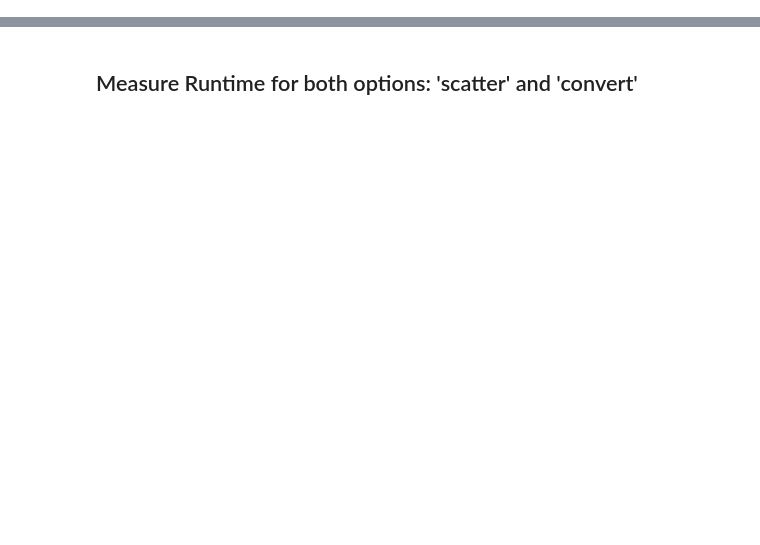
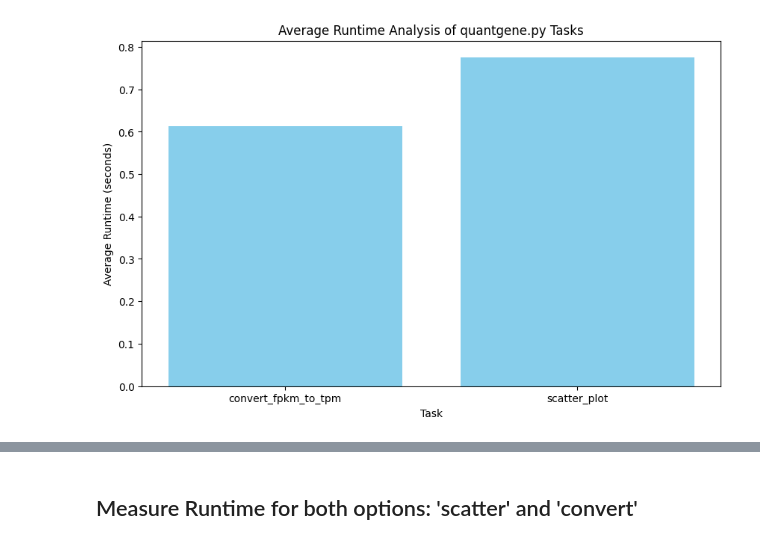
Before and after one commit to kmjsm2/cse185_final_project, a Jupyter notebook: analysis/analysis.ipynb, the cells around one changed output, grey strips where cells are left out. Cells and saved outputs as stored; diff of their text form; code cells hidden in the pictures; blank space fills up the shorter version.

Commit message:
analysis update

```diff
--- a/analysis/analysis.ipynb
+++ b/analysis/analysis.ipynb
@@ -0,0 +1,92 @@
+# %%
+import time
+import subprocess
+import pandas as pd
+import matplotlib.pyplot as plt
+import numpy as np
+import os
+
+def measure_runtime(command):
+    start_time = time.time()
+    result = subprocess.run(command, shell=True, capture_output=True, text=True)
+    end_time = time.time()
+    runtime = end_time - start_time
+    return runtime, result.stdout, result.stderr
+
+input_files = [
+    ("../example_files/C1_fpkm.csv", "../example_files/C2_fpkm.csv"),
+    ("../example_files/C2_fpkm.csv", "../example_files/C3_fpkm.csv"),
+    ("../example_files/C3_fpkm.csv", "../example_files/C1_fpkm.csv"),
+    ("../example_files/T1_fpkm.csv", "../example_files/T2_fpkm.csv"),
+    ("../example_files/T2_fpkm.csv", "../example_files/T3_fpkm.csv"),
+    ("../example_files/T3_fpkm.csv", "../example_files/T1_fpkm.csv")
+]
+
+commands = {
+    "convert": "quantgene convert {file1} ./",
+    "scatter": "quantgene scatter {file1} {file2} ./"
+}
+
+def calculate_average_runtime(commands, file_pairs, mode):
+    runtimes = []
+    output_files = []
+
+    for file1, file2 in file_pairs:
+        if mode == "convert":
+            output_file = os.path.basename(file1).replace('_fpkm.csv', '_tpm.csv')
+            output_files.append(output_file)
+            command = commands[mode].format(file1=file1)
+            print(f"Measuring runtime for converting file: {file1}")
+        elif mode == "scatter":
+            file1 = os.path.basename(file1).replace('_fpkm.csv', '_tpm.csv')
+            file2 = os.path.basename(file2).replace('_fpkm.csv', '_tpm.csv')
+            command = commands[mode].format(file1=file1, file2=file2)
+            print(f"Measuring runtime for files: {file1}, {file2}")
+        else:
+            continue
+
+        runtime, stdout, stderr = measure_runtime(command)
+        if stderr:
+            print(f"Errors for files {file1}, {file2}:\n{stderr}")
+        else:
+            runtimes.append(runtime)
+
+    average_runtime = np.mean(runtimes)
+    return average_runtime, runtimes, output_files
+
+# First, run the convert step
+convert_average_runtimes = {}
+convert_all_runtimes = {}
+print("Calculating average runtime for convert...")
+convert_avg_runtime, convert_runtimes, output_files = calculate_average_runtime(commands, input_files, "convert")
+convert_average_runtimes["convert_fpkm_to_tpm"] = convert_avg_runtime
+convert_all_runtimes["convert_fpkm_to_tpm"] = convert_runtimes
+print(f"Average runtime for convert_fpkm_to_tpm: {convert_avg_runtime:.2f} seconds")
+
+# Now, run the scatter step using the converted files
+scatter_input_files = [(os.path.join('./', f1), os.path.join('./', f2)) for f1, f2 in zip(output_files[::2], output_files[1::2])]
+scatter_average_runtimes = {}
+scatter_all_runtimes = {}
+print("Calculating average runtime for scatter...")
+scatter_avg_runtime, scatter_runtimes, _ = calculate_average_runtime(commands, scatter_input_files, "scatter")
+scatter_average_runtimes["scatter_plot"] = scatter_avg_runtime
+scatter_all_runtimes["scatter_plot"] = scatter_runtimes
+print(f"Average runtime for scatter_plot: {scatter_avg_runtime:.2f} seconds")
+
+# Combine both average runtimes
+average_runtimes = {**convert_average_runtimes, **scatter_average_runtimes}
+
+# Get the Average Runtime
+average_runtime_df = pd.DataFrame(list(average_runtimes.items()), columns=['Task', 'Average Runtime'])
+
+# Visualize the Average Runtime in both options (s)
+plt.figure(figsize=(10, 6))
+plt.bar(average_runtime_df['Task'], average_runtime_df['Average Runtime'], color='skyblue')
+plt.xlabel('Task')
+plt.ylabel('Average Runtime (seconds)')
+plt.title('Average Runtime Analysis of quantgene.py Tasks')
+plt.show()
+
+# Get Dataframe of Average Runtime
+average_runtime_df
+# %% [output]
@@ -0,0 +106 @@
+[figure, added]
```
Also changed, not shown: parts of 11 cells of this notebook, 1 other file.
